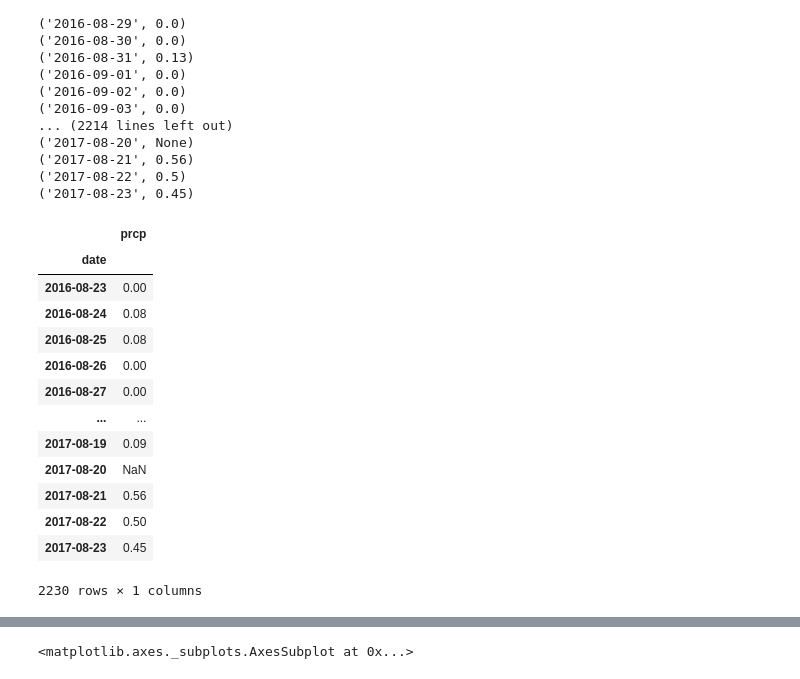
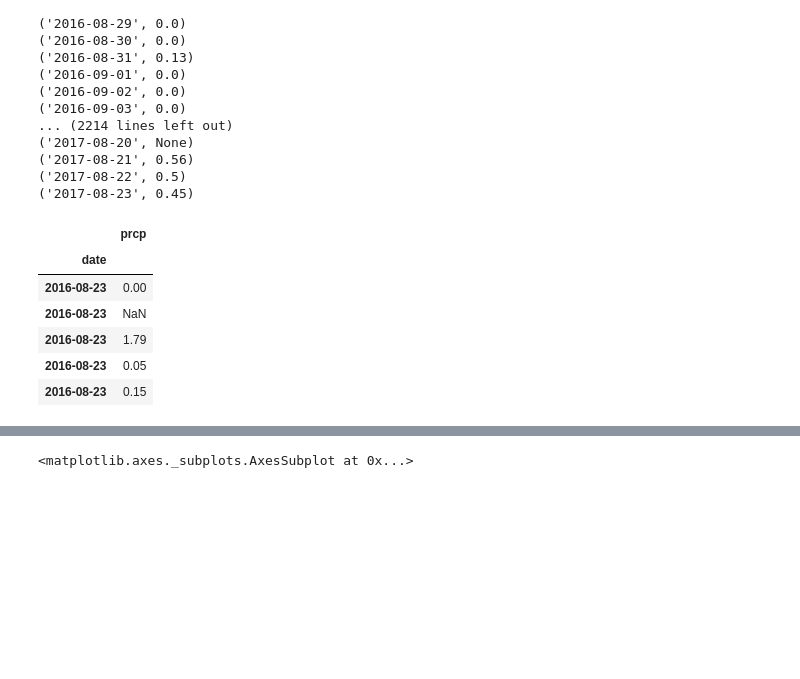
Before and after one commit to hsharma263/sqlalchemy-challenge, a Jupyter notebook: climate_starter.ipynb, the cells around one changed output, grey strips where cells are left out. Drawn from its saved outputs; the diff is of its cells as text; code cells hidden in the pictures; blank space fills up the shorter version.

```diff
--- a/climate_starter.ipynb
+++ b/climate_starter.ipynb
@@ -145,19 +151,13 @@ for result in last_12_months:
 # %%
 last_12_months_df = pd.DataFrame(last_12_months)
 last_12_months_df = last_12_months_df.set_index("date")
-last_12_months_df
+last_12_months_df = last_12_months_df.sort_index(ascending=True)
+last_12_months_df.head()
 # %% [output]
 |  | prcp |
 | date |  |
 | 2016-08-23 | 0.00 |
-| 2016-08-24 | 0.08 |
-| 2016-08-25 | 0.08 |
-| 2016-08-26 | 0.00 |
-| 2016-08-27 | 0.00 |
-| ... | ... |
-| 2017-08-19 | 0.09 |
-| 2017-08-20 | NaN |
-| 2017-08-21 | 0.56 |
-| 2017-08-22 | 0.50 |
-| 2017-08-23 | 0.45 |
+| 2016-08-23 | NaN |
+| 2016-08-23 | 1.79 |
+| 2016-08-23 | 0.05 |
+| 2016-08-23 | 0.15 |
-2230 rows × 1 columns
```
Also changed, not shown: parts of 15 cells of this notebook.
